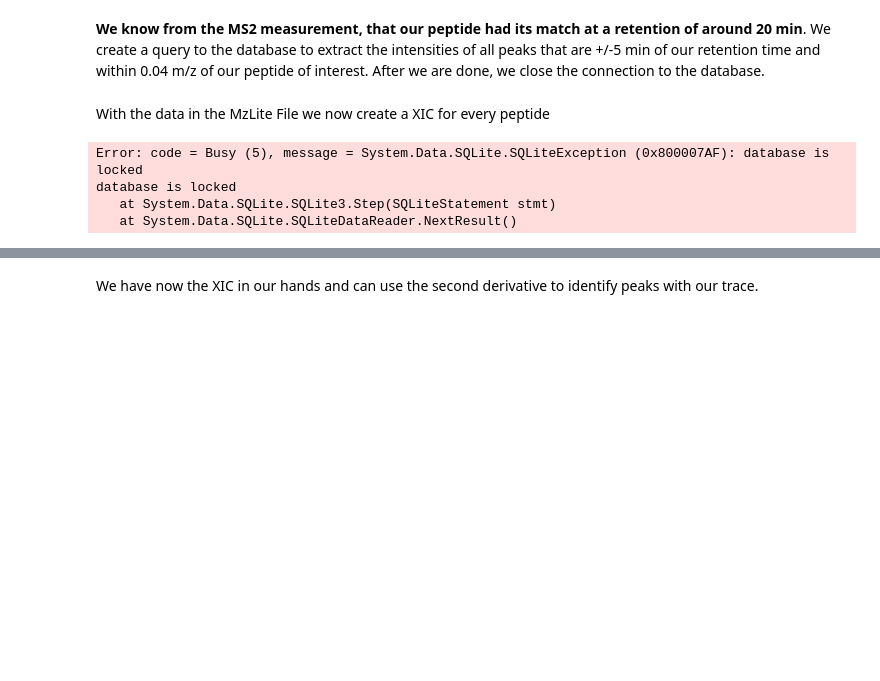
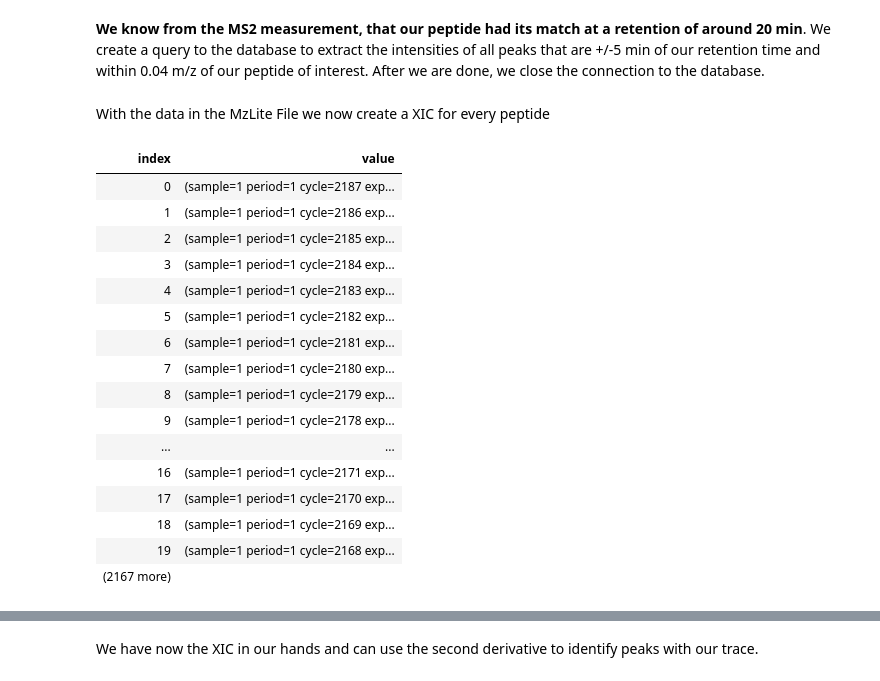
Before and after one commit to paulineHans/BIO-BTE-06-L-7, a Jupyter notebook: Notebooks/NB05a_Quantification.ipynb, the cells around one changed output, grey strips where cells are left out. Drawn from its saved outputs; the diff is of its cells as text; code cells hidden in the pictures; blank space fills up the shorter version.

```diff
--- a/Notebooks/NB05a_Quantification.ipynb
+++ b/Notebooks/NB05a_Quantification.ipynb
@@ -150,48 +132,63 @@ With the data in the MzLite File we now create a XIC for every peptide
 # %%
-// Code-Block 1
+// Code-Block 1id
 
-//read in mzmlite
 let directory = __SOURCE_DIRECTORY__
 let path = Path.Combine[|directory;"/home/paulinehans/Downloads/qPgr1_1_5 1.mzlite"|]
 
-//set up connection between file and SQL database
 let runID = "sample=0"
 let mzReader = new MzIO.MzSQL.MzSQL(path)
 let peaksReader = new MzIO.MzSQL.MzSQL(path)
 let cn = mzReader.Open()
 let cn2 = peaksReader.Open()
 let transaction = mzReader.BeginTransaction()
 
 
+//Indexes all spectra of the related sample run
+let idx = MzIO.Processing.Query.getMS1RTIdx mzReader runID
+idx
+//easier format
+let index = idx |> Seq.toArray
+index
 
-//function that returns all nessecary information we need, in this case m/z-ratio and intensity
-let getMs2 = mzReader.ReadMassSpectra runID
+let getMs1 = mzReader.ReadMassSpectra runID
 let extractData =
-    getMs2
+    getMs1
     |> Seq.choose (fun x ->
         match MzIO.Processing.MassSpectrum.getMsLevel x with
-        | 2 ->
+        | 1 ->
             Some {
                 id = x.ID
                 precursorMZ = MzIO.Processing.MassSpectrum.getPrecursorMZ x
                 retentiontime = MzIO.Processing.MassSpectrum.getScanTime x
                 mzIntensity =
                     PeakArray.mzIntensityArrayOf (
                         peaksReader.ReadSpectrumPeaks x.ID
                     )
-                RTIndex = (MzIO.Processing.Query.getMS1RTIdx mzReader runID) |>Seq.toArray
             }
         | _ -> None
     )
 
     |> Seq.toArray
 
 let allInfo =
     extractData
     |> Array.map (fun x -> x.id, x.precursorMZ, x.retentiontime, x.mzIntensity)
 allInfo
 # %% [output]
-Error: code = Busy (5), message = System.Data.SQLite.SQLiteException (0x800007AF): database is locked
-database is locked
-   at System.Data.SQLite.SQLite3.Step(SQLiteStatement stmt)
-   at System.Data.SQLite.SQLiteDataReader.NextResult()
+| index | value |
+| 0 | (sample=1 period=1 cycle=2187 exp... |
+| 1 | (sample=1 period=1 cycle=2186 exp... |
+| 2 | (sample=1 period=1 cycle=2185 exp... |
+| 3 | (sample=1 period=1 cycle=2184 exp... |
+| 4 | (sample=1 period=1 cycle=2183 exp... |
+| 5 | (sample=1 period=1 cycle=2182 exp... |
+| 6 | (sample=1 period=1 cycle=2181 exp... |
+| 7 | (sample=1 period=1 cycle=2180 exp... |
+| 8 | (sample=1 period=1 cycle=2179 exp... |
+| 9 | (sample=1 period=1 cycle=2178 exp... |
+| ... | ... |
+| 16 | (sample=1 period=1 cycle=2171 exp... |
+| 17 | (sample=1 period=1 cycle=2170 exp... |
+| 18 | (sample=1 period=1 cycle=2169 exp... |
+| 19 | (sample=1 period=1 cycle=2168 exp... |
+| (2167 more) |  |
```
Also changed, not shown: parts of 5 cells of this notebook, 1 other file.
